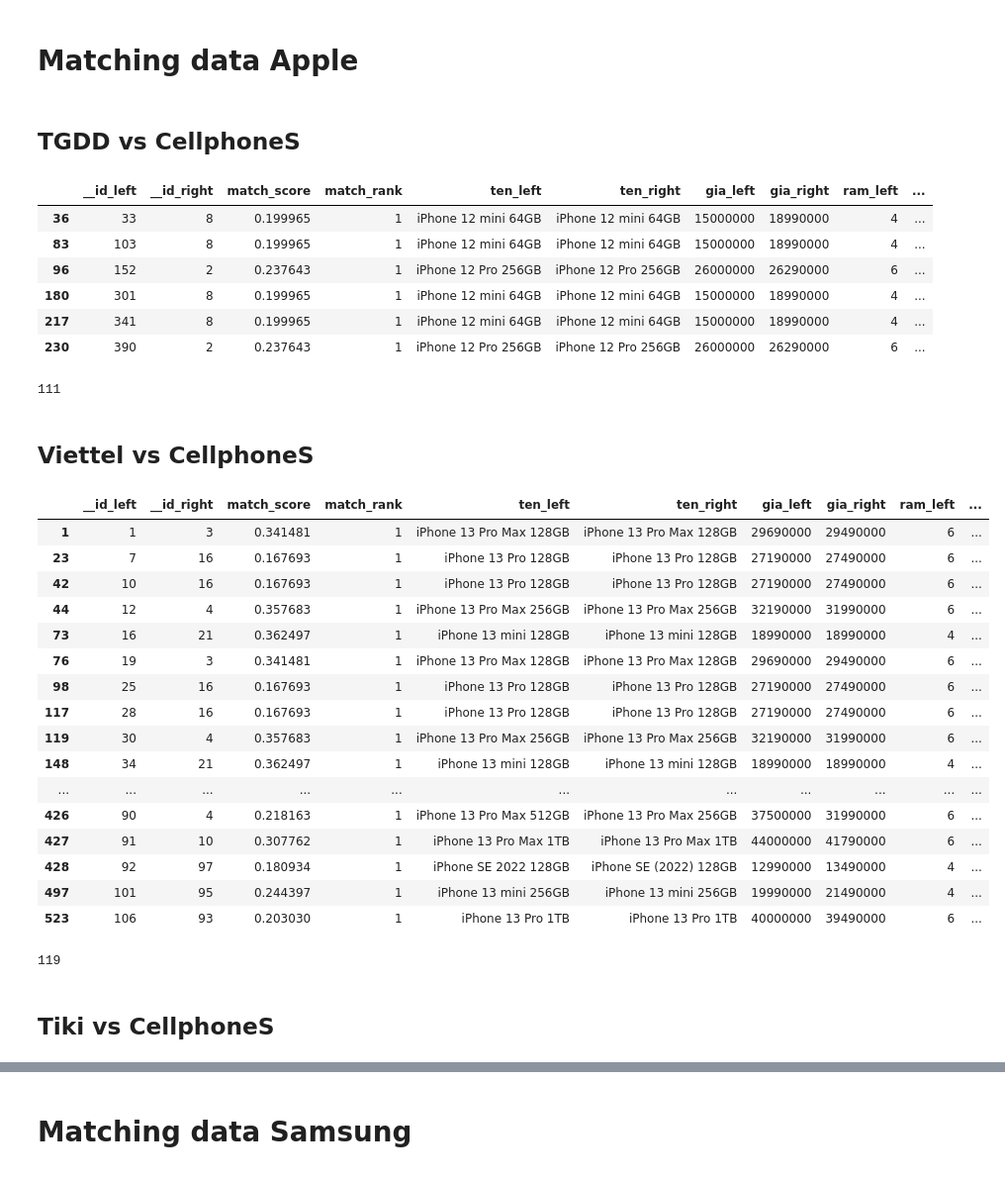
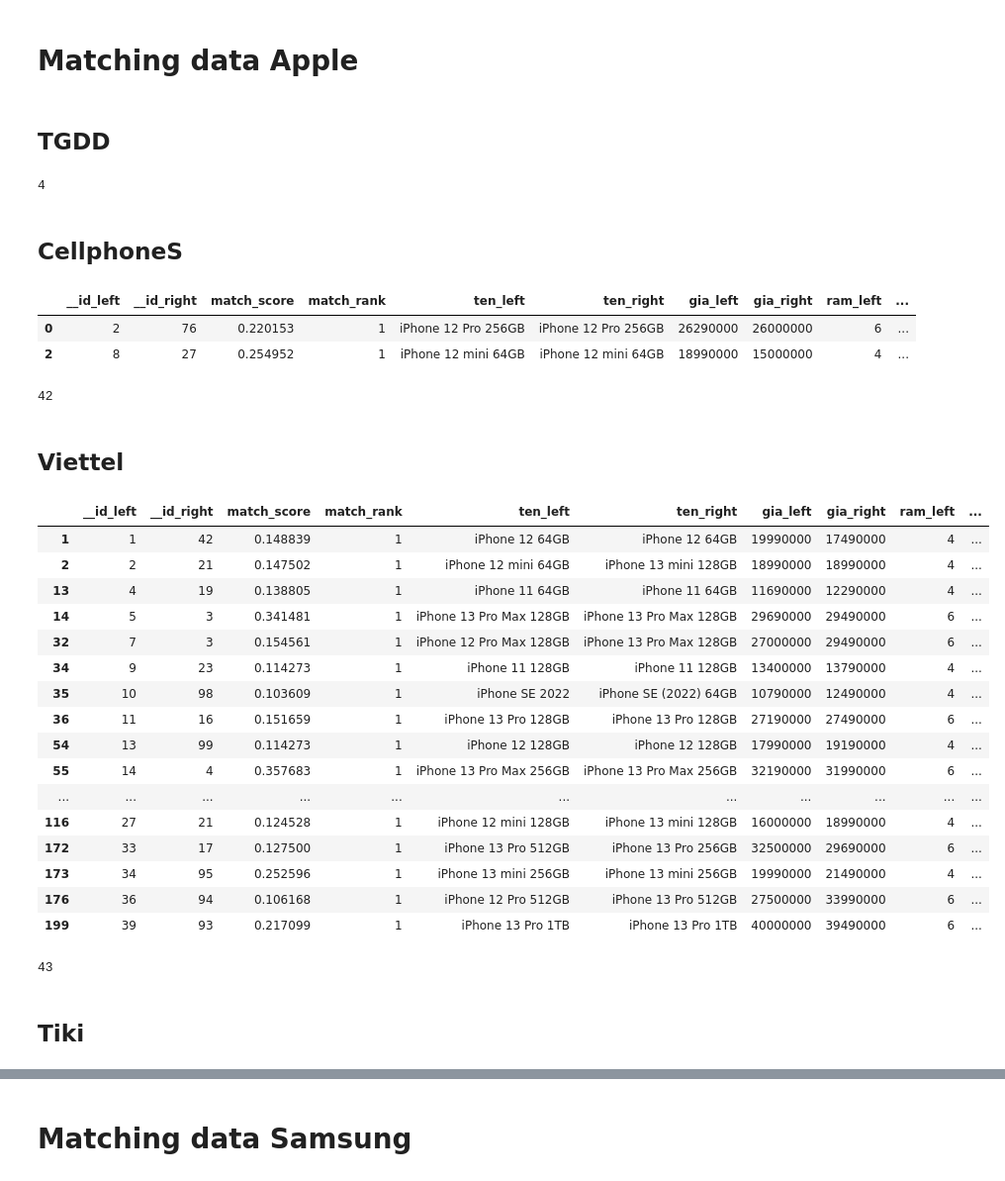
Before and after one commit to tqgminh/data_integration, a Jupyter notebook: data_matching.ipynb, the cells around one changed output, grey strips where cells are left out. Shown at 99% size. Drawn from its saved outputs; the diff is of its cells as text; code cells hidden in the pictures.

```diff
--- a/data_matching.ipynb
+++ b/data_matching.ipynb
@@ -64,55 +68,58 @@ right_on = ["ten", "gia",  "ram", "bo_nho_trong", "kich_thuoc_man_hinh"]
 # %% [markdown]
 # Matching data Apple
 # %% [markdown]
-## TGDD vs CellphoneS
+## TGDD
+# %%
+apple_df = apple_tgdd_df
+len(apple_df)
+# %% [output]
+4
+# %% [markdown]
+## CellphoneS
 # %%
-apple_matcher = fuzzymatcher.link_table(apple_cps_df, apple_tgdd_df, left_on, right_on, left_id_col = "id", right_id_col = "id")
-apple_matcher = apple_matcher[apple_matcher['match_score'] > 0.15]
+apple_matcher = fuzzymatcher.link_table(apple_df, apple_cps_df, left_on, right_on, left_id_col = "id", right_id_col = "id")
+apple_matcher = apple_matcher[apple_matcher['match_score'] > 0.2]
 apple_matcher
 # %% [output]
 |  | __id_left | __id_right | match_score | match_rank | ten_left | ten_right | gia_left | gia_right | ram_left | ... |
-| 36 | 33 | 8 | 0.199965 | 1 | iPhone 12 mini 64GB | iPhone 12 mini 64GB | 15000000 | 18990000 | 4 | ... |
-| 83 | 103 | 8 | 0.199965 | 1 | iPhone 12 mini 64GB | iPhone 12 mini 64GB | 15000000 | 18990000 | 4 | ... |
-| 96 | 152 | 2 | 0.237643 | 1 | iPhone 12 Pro 256GB | iPhone 12 Pro 256GB | 26000000 | 26290000 | 6 | ... |
-| 180 | 301 | 8 | 0.199965 | 1 | iPhone 12 mini 64GB | iPhone 12 mini 64GB | 15000000 | 18990000 | 4 | ... |
-| 217 | 341 | 8 | 0.199965 | 1 | iPhone 12 mini 64GB | iPhone 12 mini 64GB | 15000000 | 18990000 | 4 | ... |
-| 230 | 390 | 2 | 0.237643 | 1 | iPhone 12 Pro 256GB | iPhone 12 Pro 256GB | 26000000 | 26290000 | 6 | ... |
+| 0 | 2 | 76 | 0.220153 | 1 | iPhone 12 Pro 256GB | iPhone 12 Pro 256GB | 26290000 | 26000000 | 6 | ... |
+| 2 | 8 | 27 | 0.254952 | 1 | iPhone 12 mini 64GB | iPhone 12 mini 64GB | 18990000 | 15000000 | 4 | ... |
 # %%
-values = apple_matcher['__id_right'].tolist()
-apple_tgdd_df = apple_tgdd_df.query("id not in @values")
+values = apple_matcher['__id_right'].unique().tolist()
+apple_cps_df = apple_cps_df.query("id not in @values")
 
-apple_df = pd.concat([apple_cps_df, apple_tgdd_df])
+apple_df = pd.concat([apple_df, apple_cps_df])
 apple_df = apple_df.reset_index(drop=True)
 apple_df['id'] = apple_df.index
 print(len(apple_df))
 # %% [output]
-111
+42
 # %% [markdown]
-## Viettel vs CellphoneS
+## Viettel
 # %%
 apple_matcher = fuzzymatcher.link_table(apple_df, apple_vt_df, left_on, right_on, left_id_col = "id", right_id_col = "id")
-apple_matcher = apple_matcher[apple_matcher['match_score'] > 0.16]
+apple_matcher = apple_matcher[apple_matcher['match_score'] > 0.1]
 apple_matcher
 # %% [output]
 |  | __id_left | __id_right | match_score | match_rank | ten_left | ten_right | gia_left | gia_right | ram_left | ... |
-| 1 | 1 | 3 | 0.341481 | 1 | iPhone 13 Pro Max 128GB | iPhone 13 Pro Max 128GB | 29690000 | 29490000 | 6 | ... |
-| 23 | 7 | 16 | 0.167693 | 1 | iPhone 13 Pro 128GB | iPhone 13 Pro 128GB | 27190000 | 27490000 | 6 | ... |
-| 42 | 10 | 16 | 0.167693 | 1 | iPhone 13 Pro 128GB | iPhone 13 Pro 128GB | 27190000 | 27490000 | 6 | ... |
-| 44 | 12 | 4 | 0.357683 | 1 | iPhone 13 Pro Max 256GB | iPhone 13 Pro Max 256GB | 32190000 | 31990000 | 6 | ... |
-| 73 | 16 | 21 | 0.362497 | 1 | iPhone 13 mini 128GB | iPhone 13 mini 128GB | 18990000 | 18990000 | 4 | ... |
-| 76 | 19 | 3 | 0.341481 | 1 | iPhone 13 Pro Max 128GB | iPhone 13 Pro Max 128GB | 29690000 | 29490000 | 6 | ... |
-| 98 | 25 | 16 | 0.167693 | 1 | iPhone 13 Pro 128GB | iPhone 13 Pro 128GB | 27190000 | 27490000 | 6 | ... |
-| 117 | 28 | 16 | 0.167693 | 1 | iPhone 13 Pro 128GB | iPhone 13 Pro 128GB | 27190000 | 27490000 | 6 | ... |
-| 119 | 30 | 4 | 0.357683 | 1 | iPhone 13 Pro Max 256GB | iPhone 13 Pro Max 256GB | 32190000 | 31990000 | 6 | ... |
-| 148 | 34 | 21 | 0.362497 | 1 | iPhone 13 mini 128GB | iPhone 13 mini 128GB | 18990000 | 18990000 | 4 | ... |
+| 1 | 1 | 42 | 0.148839 | 1 | iPhone 12 64GB | iPhone 12 64GB | 19990000 | 17490000 | 4 | ... |
+| 2 | 2 | 21 | 0.147502 | 1 | iPhone 12 mini 64GB | iPhone 13 mini 128GB | 18990000 | 18990000 | 4 | ... |
+| 13 | 4 | 19 | 0.138805 | 1 | iPhone 11 64GB | iPhone 11 64GB | 11690000 | 12290000 | 4 | ... |
+| 14 | 5 | 3 | 0.341481 | 1 | iPhone 13 Pro Max 128GB | iPhone 13 Pro Max 128GB | 29690000 | 29490000 | 6 | ... |
+| 32 | 7 | 3 | 0.154561 | 1 | iPhone 12 Pro Max 128GB | iPhone 13 Pro Max 128GB | 27000000 | 29490000 | 6 | ... |
+| 34 | 9 | 23 | 0.114273 | 1 | iPhone 11 128GB | iPhone 11 128GB | 13400000 | 13790000 | 4 | ... |
+| 35 | 10 | 98 | 0.103609 | 1 | iPhone SE 2022 | iPhone SE (2022) 64GB | 10790000 | 12490000 | 4 | ... |
+| 36 | 11 | 16 | 0.151659 | 1 | iPhone 13 Pro 128GB | iPhone 13 Pro 128GB | 27190000 | 27490000 | 6 | ... |
+| 54 | 13 | 99 | 0.114273 | 1 | iPhone 12 128GB | iPhone 12 128GB | 17990000 | 19190000 | 4 | ... |
+| 55 | 14 | 4 | 0.357683 | 1 | iPhone 13 Pro Max 256GB | iPhone 13 Pro Max 256GB | 32190000 | 31990000 | 6 | ... |
 | ... | ... | ... | ... | ... | ... | ... | ... | ... | ... | ... |
-| 426 | 90 | 4 | 0.218163 | 1 | iPhone 13 Pro Max 512GB | iPhone 13 Pro Max 256GB | 37500000 | 31990000 | 6 | ... |
-| 427 | 91 | 10 | 0.307762 | 1 | iPhone 13 Pro Max 1TB | iPhone 13 Pro Max 1TB | 44000000 | 41790000 | 6 | ... |
-| 428 | 92 | 97 | 0.180934 | 1 | iPhone SE 2022 128GB | iPhone SE (2022) 128GB | 12990000 | 13490000 | 4 | ... |
-| 497 | 101 | 95 | 0.244397 | 1 | iPhone 13 mini 256GB | iPhone 13 mini 256GB | 19990000 | 21490000 | 4 | ... |
-| 523 | 106 | 93 | 0.203030 | 1 | iPhone 13 Pro 1TB | iPhone 13 Pro 1TB | 40000000 | 39490000 | 6 | ... |
+| 116 | 27 | 21 | 0.124528 | 1 | iPhone 12 mini 128GB | iPhone 13 mini 128GB | 16000000 | 18990000 | 4 | ... |
+| 172 | 33 | 17 | 0.127500 | 1 | iPhone 13 Pro 512GB | iPhone 13 Pro 256GB | 32500000 | 29690000 | 6 | ... |
+| 173 | 34 | 95 | 0.252596 | 1 | iPhone 13 mini 256GB | iPhone 13 mini 256GB | 19990000 | 21490000 | 4 | ... |
+| 176 | 36 | 94 | 0.106168 | 1 | iPhone 12 Pro 512GB | iPhone 13 Pro 512GB | 27500000 | 33990000 | 6 | ... |
+| 199 | 39 | 93 | 0.217099 | 1 | iPhone 13 Pro 1TB | iPhone 13 Pro 1TB | 40000000 | 39490000 | 6 | ... |
 # %%
-values = apple_matcher['__id_right'].tolist()
+values = apple_matcher['__id_right'].unique().tolist()
 apple_vt_df = apple_vt_df.query("id not in @values")
 
 apple_df = pd.concat([apple_df, apple_vt_df])
@@ -120,9 +127,9 @@ apple_df = apple_df.reset_index(drop=True)
 apple_df['id'] = apple_df.index
 print(len(apple_df))
 # %% [output]
-119
+43
 # %% [markdown]
-## Tiki vs CellphoneS
+## Tiki
 # %%
 apple_matcher = fuzzymatcher.link_table(apple_df, apple_tiki_df, left_on, right_on, left_id_col = "id", right_id_col = "id")
 apple_matcher = apple_matcher[apple_matcher['match_score'] > 0.1]
```
Also changed, not shown: parts of 52 cells of this notebook, 7 other files.
